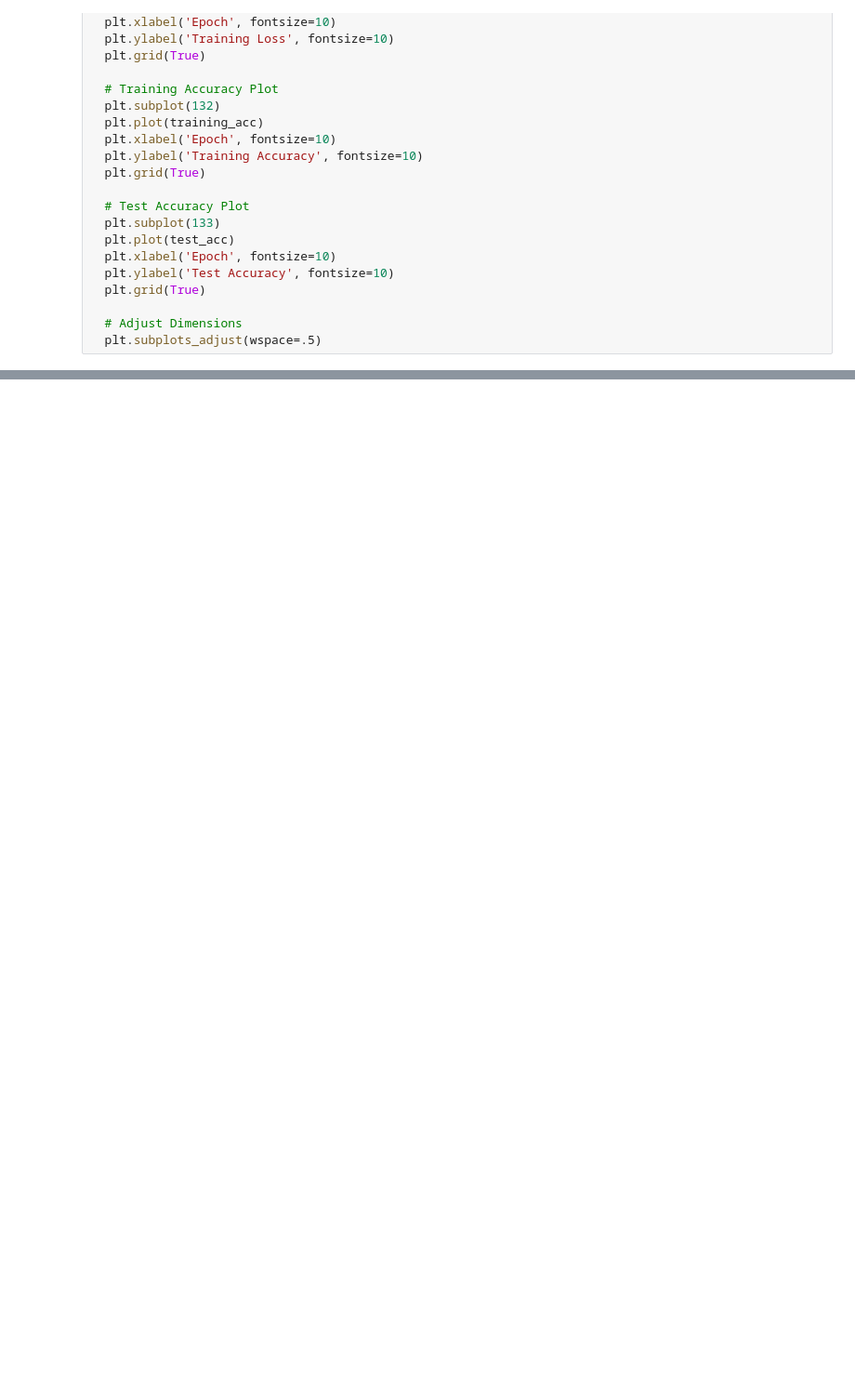
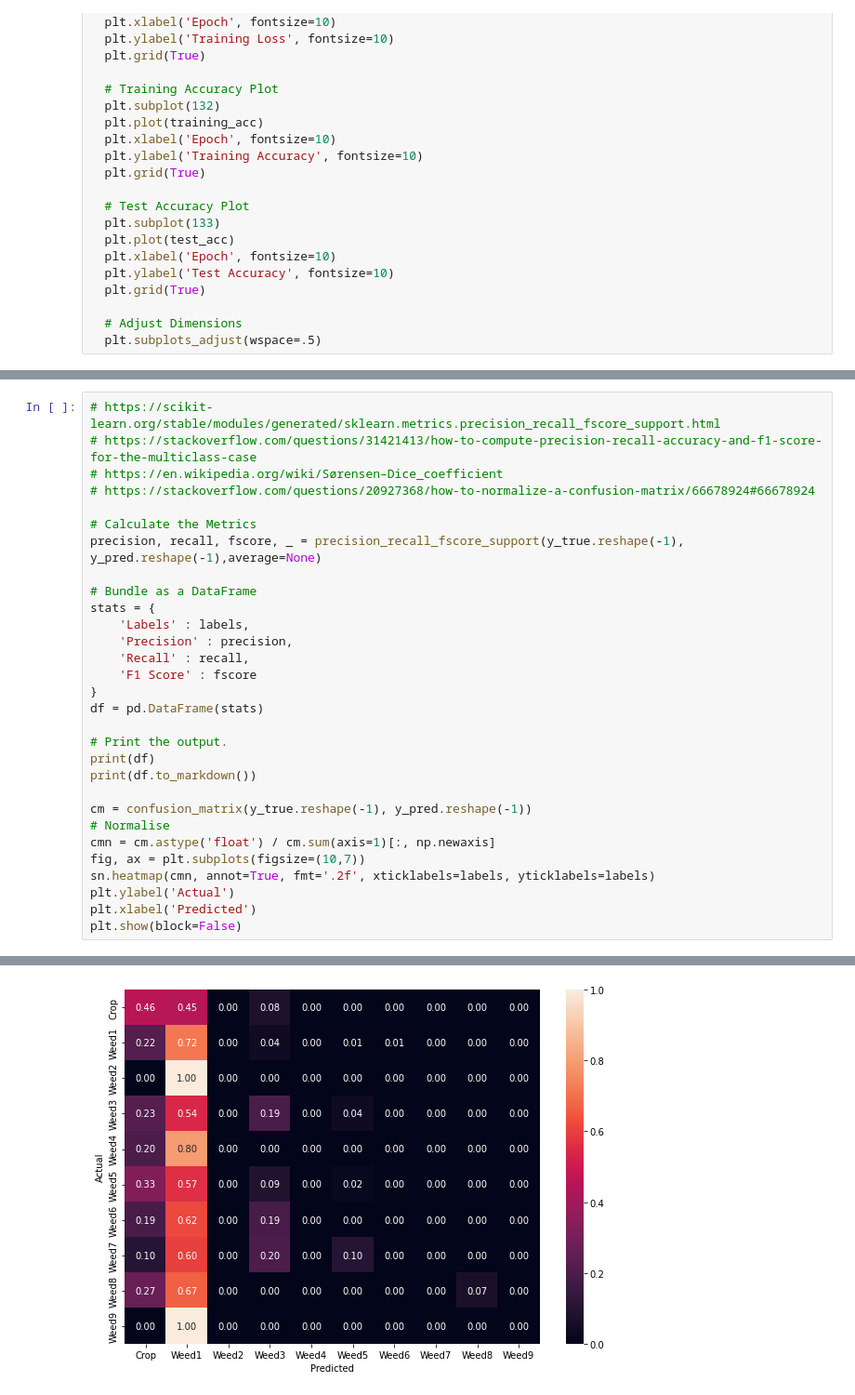
Before and after one commit to mepix/CropWeedClassification, a Jupyter notebook: CropCNN.ipynb, the cells around one changed output, grey strips where cells are left out. Shown at 93% size. Cells and saved outputs as stored; diff of their text form; blank space fills up the shorter version.

```diff
--- a/CropCNN.ipynb
+++ b/CropCNN.ipynb
@@ -445,0 +537,31 @@ array([[0.3554007 , 0.35714287, 0.        ],
+# %%
+# https://scikit-learn.org/stable/modules/generated/sklearn.metrics.precision_recall_fscore_support.html
+# https://stackoverflow.com/questions/31421413/how-to-compute-precision-recall-accuracy-and-f1-score-for-the-multiclass-case
+# https://en.wikipedia.org/wiki/Sørensen–Dice_coefficient
+# https://stackoverflow.com/questions/20927368/how-to-normalize-a-confusion-matrix/66678924#66678924
+
+# Calculate the Metrics
+precision, recall, fscore, _ = precision_recall_fscore_support(y_true.reshape(-1), y_pred.reshape(-1),average=None)
+
+# Bundle as a DataFrame
+stats = {
+    'Labels' : labels,
+    'Precision' : precision,
+    'Recall' : recall,
+    'F1 Score' : fscore
+}
+df = pd.DataFrame(stats)
+
+# Print the output.
+print(df)
+print(df.to_markdown())
+
+cm = confusion_matrix(y_true.reshape(-1), y_pred.reshape(-1))
+# Normalise
+cmn = cm.astype('float') / cm.sum(axis=1)[:, np.newaxis]
+fig, ax = plt.subplots(figsize=(10,7))
+sn.heatmap(cmn, annot=True, fmt='.2f', xticklabels=labels, yticklabels=labels)
+plt.ylabel('Actual')
+plt.xlabel('Predicted')
+plt.show(block=False)
+# %% [output]
@@ -445,0 +585 @@ array([[0.3554007 , 0.35714287, 0.        ],
+[figure, added]
```
Also changed, not shown: parts of 10 cells of this notebook.
